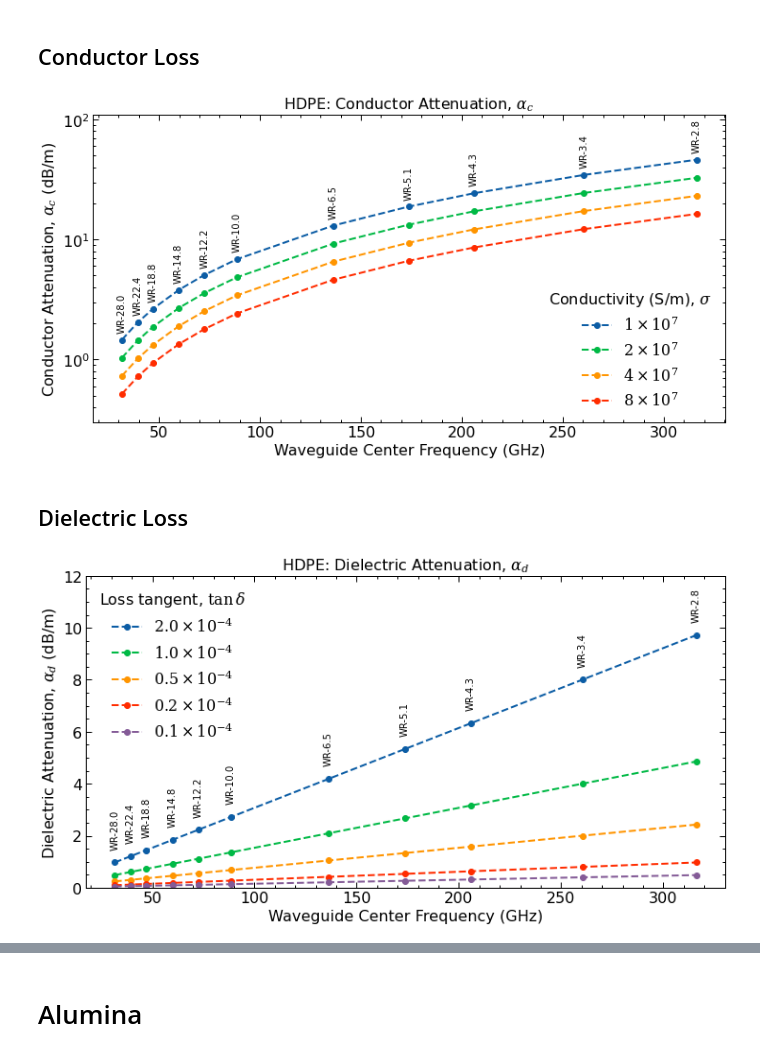
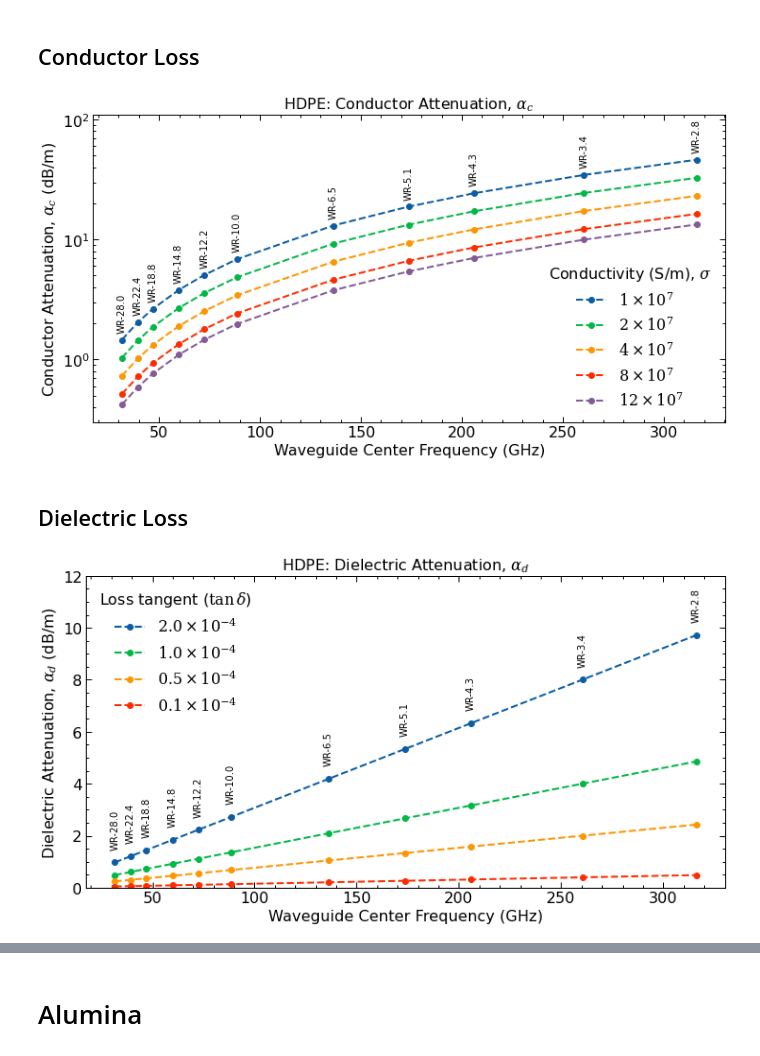
Before and after one commit to garrettj403/Waveguide, a Jupyter notebook: examples/conductor-vs-dielectric-attenuation.ipynb, the cells around one changed output, grey strips where cells are left out. Cells and saved outputs as stored; diff of their text form; code cells hidden in the pictures.

```diff
--- a/examples/conductor-vs-dielectric-attenuation.ipynb
+++ b/examples/conductor-vs-dielectric-attenuation.ipynb
@@ -71,28 +71,28 @@ WR-2.8 : 263.5 to 400.5 GHz, center = 316.1 GHz
 # %%
 # Relative permittivity
 er = 2.3
 
 # Conductivity of waveguide walls
-conductivity_list = np.array([1.0e7, 2.0e7, 4.0e7, 8.0e7])
+conductivity_list = np.array([1.0e7, 2.0e7, 4.0e7, 8.0e7, 12.0e7])
 
 plt.figure(figsize=(12,6))
 plt.title(r"HDPE: Conductor Attenuation, $\alpha_c$")
 for i, _cond in np.ndenumerate(conductivity_list):
     alpha_c = []
     for _fc, _dim in zip(f_center, dimensions):
         alpha_c.append(conductor_loss(_fc, _cond, _dim[0], _dim[1], er=er))
     alpha_c = np.array(alpha_c)
     plt.semilogy(f_center/1e9, np2db(alpha_c), marker='o', ls='--', label=r"${:.0f}\times10^7$".format(_cond/1e7))
     if i[0] == 0:
         for _f, _a, _wr in zip(f_center/1e9, np2db(alpha_c), wr_sizes):
             plt.text(_f, _a*1.15, "WR-{:.1f}".format(_wr), ha='center', va='bottom', rotation=90)
 plt.ylabel(r"Conductor Attenuation, $\alpha_c$ (dB/m)")
 plt.xlabel("Waveguide Center Frequency (GHz)")
 plt.legend(title="Conductivity (S/m), $\sigma$")
 plt.ylim([0.3, 110])
 plt.savefig("results/waveguide-loss-hdpe-alphac.png", dpi=400);
 # %% [output]
-[figure, old version]
+[figure, new version]
 # %% [markdown]
 ## Dielectric Loss
 # %%
@@ -100,7 +100,7 @@ plt.savefig("results/waveguide-loss-hdpe-alphac.png", dpi=400);
 er = 2.3
 
 # Loss tangent
-tand_list = [2e-4, 1e-4, 5e-5, 2e-5, 1e-5]
+tand_list = [2e-4, 1e-4, 5e-5, 1e-5]
 
 plt.figure(figsize=(12,6))
 plt.title(r"HDPE: Dielectric Attenuation, $\alpha_d$")
@@ -117,7 +117,7 @@ for i, _tand in np.ndenumerate(tand_list):
 plt.xlabel("Waveguide Center Frequency (GHz)")
 plt.ylabel(r"Dielectric Attenuation, $\alpha_d$ (dB/m)")
 plt.ylim([0, 12])
-plt.legend(title=r"Loss tangent, $\tan\,\delta$")
+plt.legend(title=r"Loss tangent ($\tan\,\delta$)")
 plt.savefig("results/waveguide-loss-hdpe-alphad.png", dpi=400);
 # %% [output]
-[figure, old version]
+[figure, new version]
```
Also changed, not shown: parts of 7 cells of this notebook, 9 other files.
